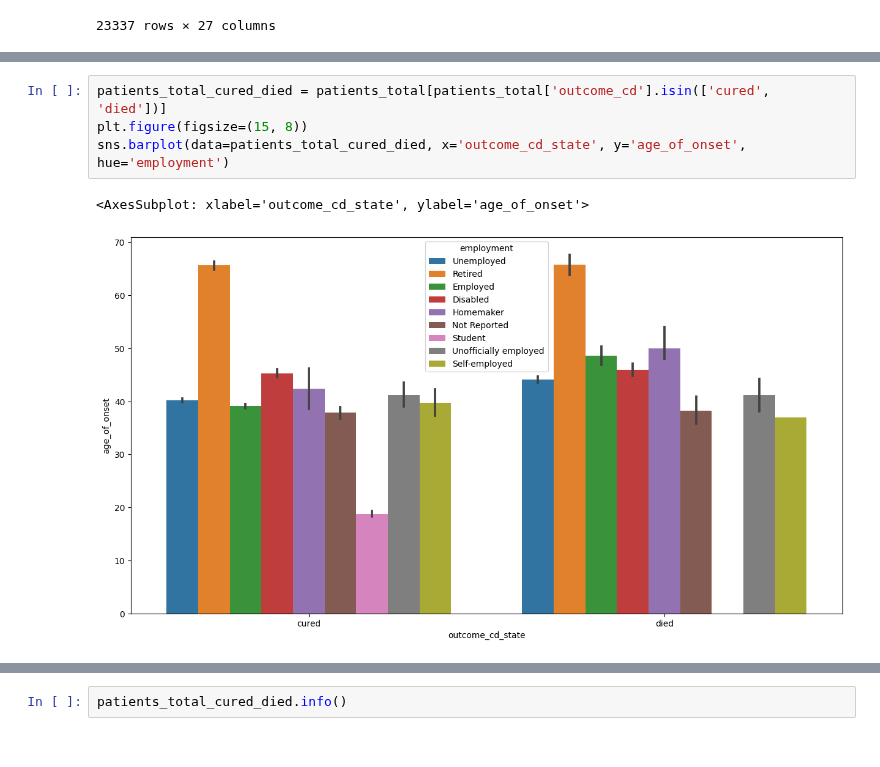
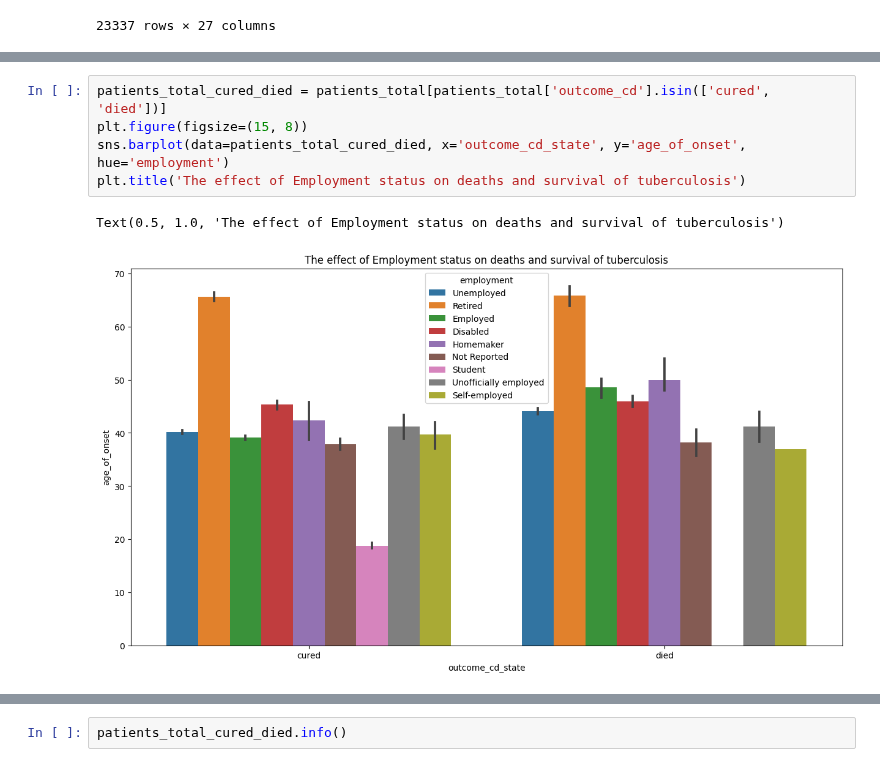
Before and after one commit to Taoheed-O/Tuberculosis_Survival_prediction, a Jupyter notebook: Data_analysis.ipynb, the cells around one changed output, grey strips where cells are left out. Drawn from its saved outputs; the diff is of its cells as text.

```diff
--- a/Data_analysis.ipynb
+++ b/Data_analysis.ipynb
@@ -786,10 +788,11 @@ sns.barplot(data=patients_total_died, x='outcome_cd_state', y='age_of_onset', hu
 # %%
 patients_total_cured_died = patients_total[patients_total['outcome_cd'].isin(['cured', 'died'])]
 plt.figure(figsize=(15, 8))
 sns.barplot(data=patients_total_cured_died, x='outcome_cd_state', y='age_of_onset', hue='employment')
+plt.title('The effect of Employment status on deaths and survival of tuberculosis')
 # %% [output]
-<AxesSubplot: xlabel='outcome_cd_state', ylabel='age_of_onset'>
+Text(0.5, 1.0, 'The effect of Employment status on deaths and survival of tuberculosis')
-[figure, old version]
+[figure, new version]
 # %%
 plt.figure(figsize=(15, 8))
 sns.barplot(data=patients_total_cured_died, x='country', y='number_of_daily_contacts', hue='outcome_cd_state')
```
Also changed, not shown: parts of 3 cells of this notebook.
